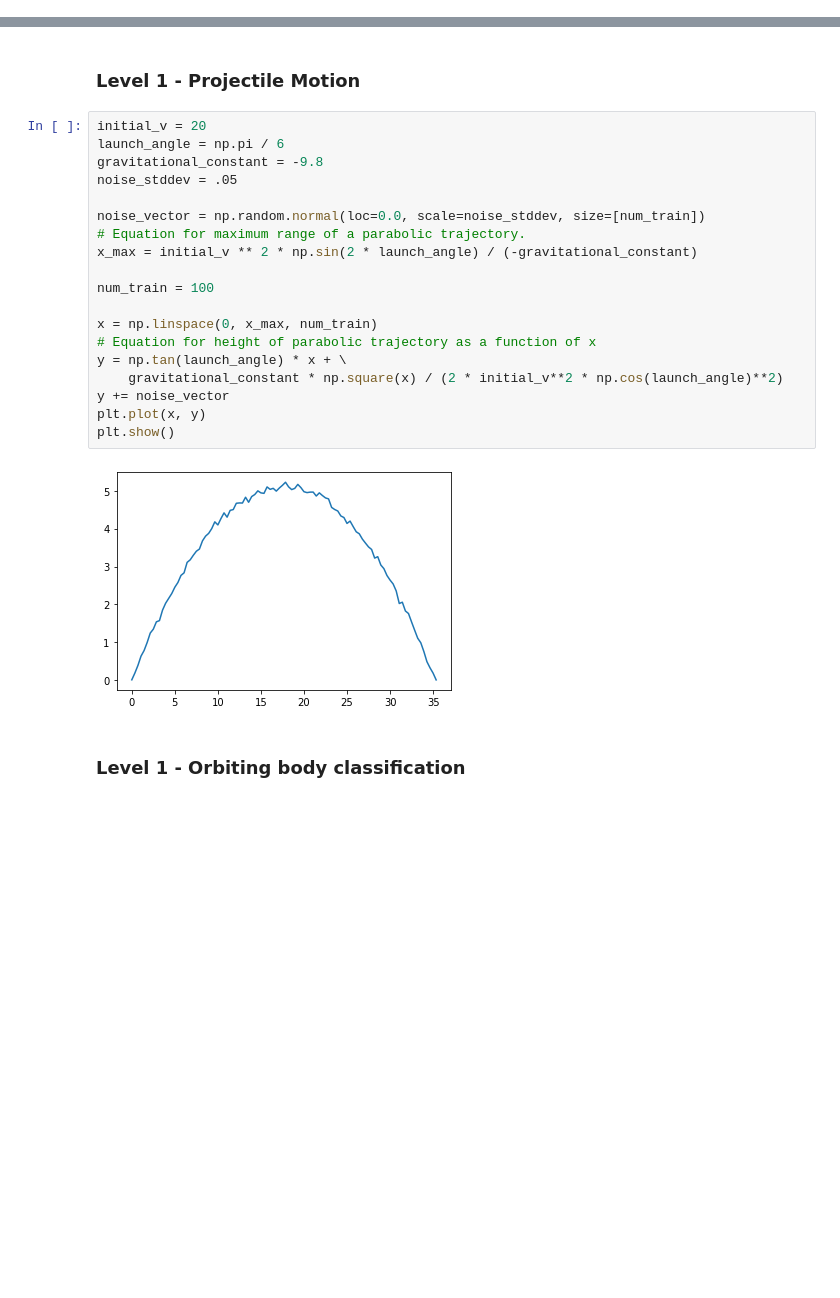
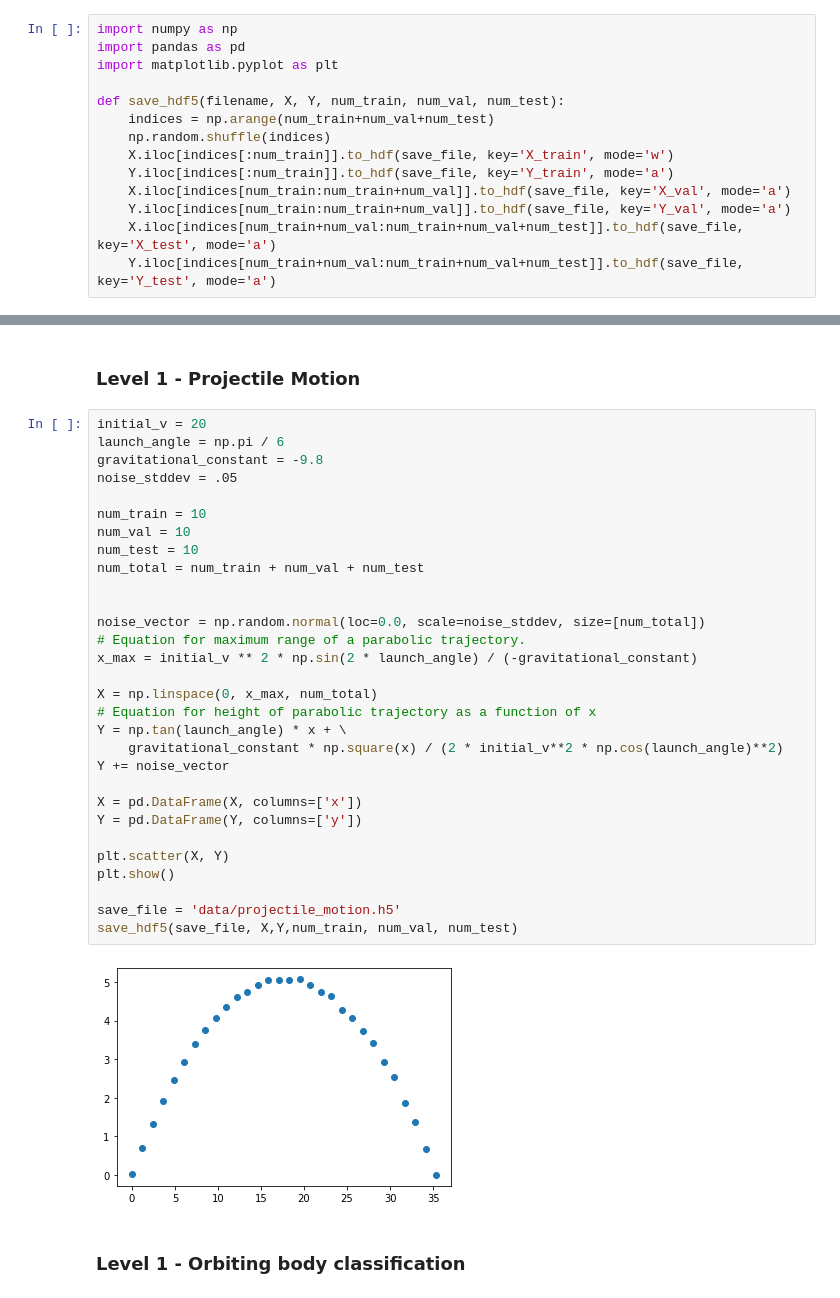
Before and after one commit to jhollin1/PSML_Phys_Problems, a Jupyter notebook: data_gen.ipynb, the cells around one changed output, grey strips where cells are left out. Drawn from its saved outputs; the diff is of its cells as text; blank space fills up the shorter version.

```diff
--- a/data_gen.ipynb
+++ b/data_gen.ipynb
@@ -11,3 +7,17 @@ import matplotlib.pyplot as plt
+# %%
+import numpy as np
+import pandas as pd
+import matplotlib.pyplot as plt
+
+def save_hdf5(filename, X, Y, num_train, num_val, num_test):
+    indices = np.arange(num_train+num_val+num_test)
+    np.random.shuffle(indices)
+    X.iloc[indices[:num_train]].to_hdf(save_file, key='X_train', mode='w')
+    Y.iloc[indices[:num_train]].to_hdf(save_file, key='Y_train', mode='a')
+    X.iloc[indices[num_train:num_train+num_val]].to_hdf(save_file, key='X_val', mode='a')
+    Y.iloc[indices[num_train:num_train+num_val]].to_hdf(save_file, key='Y_val', mode='a')
+    X.iloc[indices[num_train+num_val:num_train+num_val+num_test]].to_hdf(save_file, key='X_test', mode='a')
+    Y.iloc[indices[num_train+num_val:num_train+num_val+num_test]].to_hdf(save_file, key='Y_test', mode='a')
 # %% [markdown]
 ### Level 1 - Free falling body
 # %%
@@ -35,24 +50,35 @@ plt.show()
 # %%
 initial_v = 20
 launch_angle = np.pi / 6
 gravitational_constant = -9.8
 noise_stddev = .05
 
-noise_vector = np.random.normal(loc=0.0, scale=noise_stddev, size=[num_train])
+num_train = 10
+num_val = 10
+num_test = 10
+num_total = num_train + num_val + num_test
+
+
+noise_vector = np.random.normal(loc=0.0, scale=noise_stddev, size=[num_total])
 # Equation for maximum range of a parabolic trajectory.
 x_max = initial_v ** 2 * np.sin(2 * launch_angle) / (-gravitational_constant)
 
-num_train = 100
+X = np.linspace(0, x_max, num_total)
+# Equation for height of parabolic trajectory as a function of x
+Y = np.tan(launch_angle) * x + \
+    gravitational_constant * np.square(x) / (2 * initial_v**2 * np.cos(launch_angle)**2)
+Y += noise_vector
 
-x = np.linspace(0, x_max, num_train)
-# Equation for height of parabolic trajectory as a function of x
-y = np.tan(launch_angle) * x + \
-    gravitational_constant * np.square(x) / (2 * initial_v**2 * np.cos(launch_angle)**2)
-y += noise_vector
-plt.plot(x, y)
+X = pd.DataFrame(X, columns=['x'])
+Y = pd.DataFrame(Y, columns=['y'])
+
+plt.scatter(X, Y)
 plt.show()
+
+save_file = 'data/projectile_motion.h5'
+save_hdf5(save_file, X,Y,num_train, num_val, num_test)
 # %% [output]
-[figure, old version]
+[figure, new version]
 # %% [markdown]
 ### Level 1 - Orbiting body classification
 # %% [markdown]
```
Also changed, not shown: parts of 3 cells of this notebook, 5 other files.
